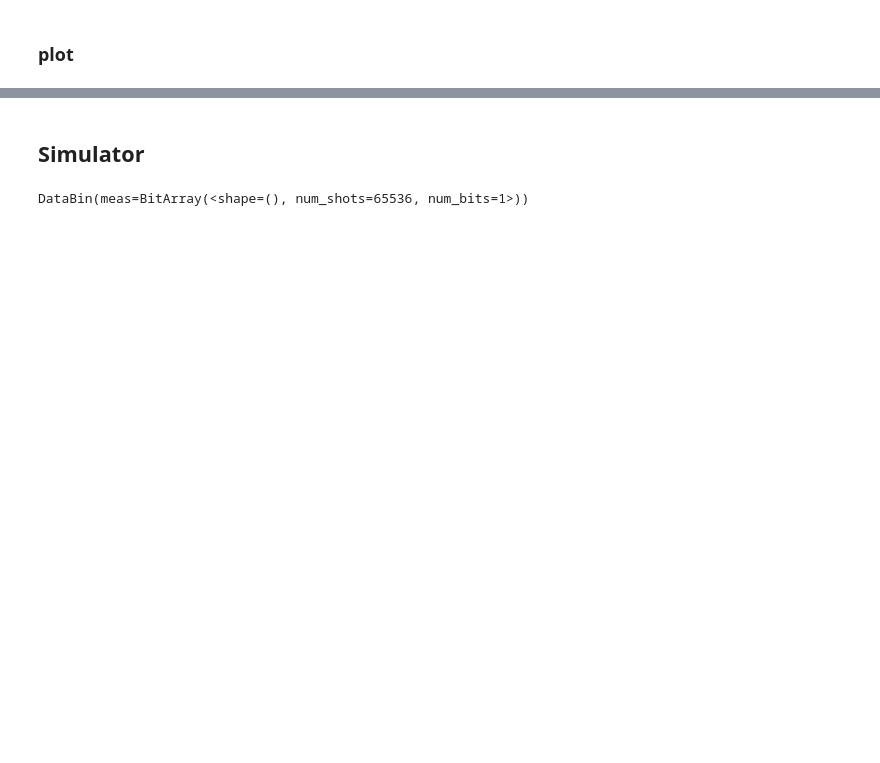
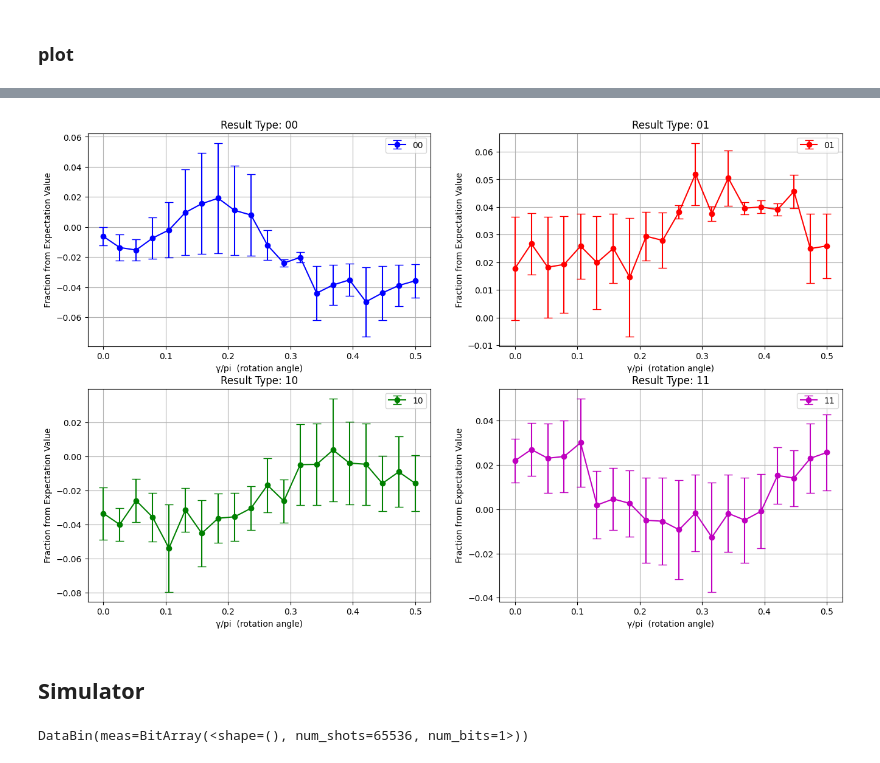
Before and after one commit to Rafe-code/qaoa_err_invest, a Jupyter notebook: error_rzz_by_angle.ipynb, the cells around one changed output, grey strips where cells are left out. Saved outputs shown, nothing was run; the diff lists cells and outputs as text; code cells hidden in the pictures; blank space fills up the shorter version.

```diff
--- a/error_rzz_by_angle.ipynb
+++ b/error_rzz_by_angle.ipynb
@@ -29,6 +29,7 @@ def make_circuit(gamma):
     qc.h(0)
     qc.h(1)
     qc.rzz(2 * gamma, 0, 1)  # Virtual Rz(2γ)
+    qc.metadata = {"gamma": gamma}  # Store gamma value
     qc.measure_all()
     return qc
 # %% [markdown]
@@ -110,0 +160,10 @@ results_dict = process_batch_results(job_ids_1)
+# %%
+# extract for batch runs too
+batch_id1 = "czqb9geqnmvg008tpg10"
+batch_id2_part1 = "czqb954nhqag008sbekg"
+batch_id2_part2 = "czqb650kzhn0008bv4d0"
+
+# extract batchid1
+batch_id1_results = service.job(job_id=batch_id1).result()
+batch_id2_part1_results = service.job(job_id=batch_id2_part1).result()
+batch_id2_part2_results = service.job(job_id=batch_id2_part2).result()
@@ -110,0 +198,8 @@ results_dict = process_batch_results(job_ids_1)
+# %%
+df_concat = pd.concat([df_0, df_1, df_2_1, df_2_2], axis=0)
+# %%
+df_all_results = df_concat.copy()
+df_all_results["gamma"] /= (2*np.pi)
+df_all_results["gamma"] = df_all_results["gamma"].round(4)
+df_all_results = df_all_results.sort_values(by=["result_type", "gamma"]).set_index(["result_type", "gamma"])
+print(df_all_results)
@@ -138,3 +248,65 @@ TypeError: 'NoneType' object is not subscriptable
+# %%
+import matplotlib.pyplot as plt
+import numpy as np
+
+def plot_results_with_error_bars(df_all_results, fname):
+    """
+    Plots subplots for each result_type from the DataFrame df_all_results.
+    Each subplot has gamma on the x-axis and the average value on the y-axis,
+    with error bars representing the standard deviation over repeats.
+    """
+    # Reset the index to work with grouped data
+    df_reset = df_all_results.reset_index()
+    df_reset["value"] /= (shots/4)
+    df_reset["value"] -= 1
+
+    # Group by result_type and gamma, and calculate mean and standard deviation
+    grouped = df_reset.groupby(["result_type", "gamma"]).agg(
+        mean_value=("value", "mean"),
+        std_value=("value", "std")
+    ).reset_index()
+
+    # Get unique result_types for subplots
+    result_types = grouped["result_type"].unique()
+
+    # Create subplots
+    fig, axes = plt.subplots(2,2,
+                             figsize=(16, 10))
+
+    # Ensure axes is iterable even if there's only one subplot
+    if len(result_types) == 1:
+        axes = [axes]
+    clrs = ["b", "r", "g", "m"]
+
+    # Plot for each result_type
+    for i, (ax, result_type) in enumerate(zip(axes.flatten(), result_types)):
+        # Filter data for the current result_type
+        data = grouped[grouped["result_type"] == result_type]
+
+        # Plot with error bars
+        ax.errorbar(
+            data["gamma"], data["mean_value"], yerr=data["std_value"]/2,
+            fmt='o-', capsize=5, label=result_type,
+            color=clrs[i]
+        )
+
+        # Set labels and title
+        ax.set_title(f"Result Type: {result_type}")
+        ax.set_xlabel("Gamma")
+        ax.set_ylabel("Average Value")
+        ax.legend()
+        ax.grid("on")
+        ax.set_xlabel(r"γ/pi  (rotation angle)")
+        ax.set_ylabel("Fraction from Expectation Value")
+
+
+    # Adjust layout
+    plt.savefig(fname, bbox_inches="tight")
+
+# Call the function to plot
+plot_results_with_error_bars(df_all_results, fname="plots/rzz_err_by_angle_hardware_3reps.png")
+# %% [output]
+[figure, added]
 # %% [markdown]
 ## Simulator
 # %%
```
Also changed, not shown: parts of 12 cells of this notebook, 2 other files.
